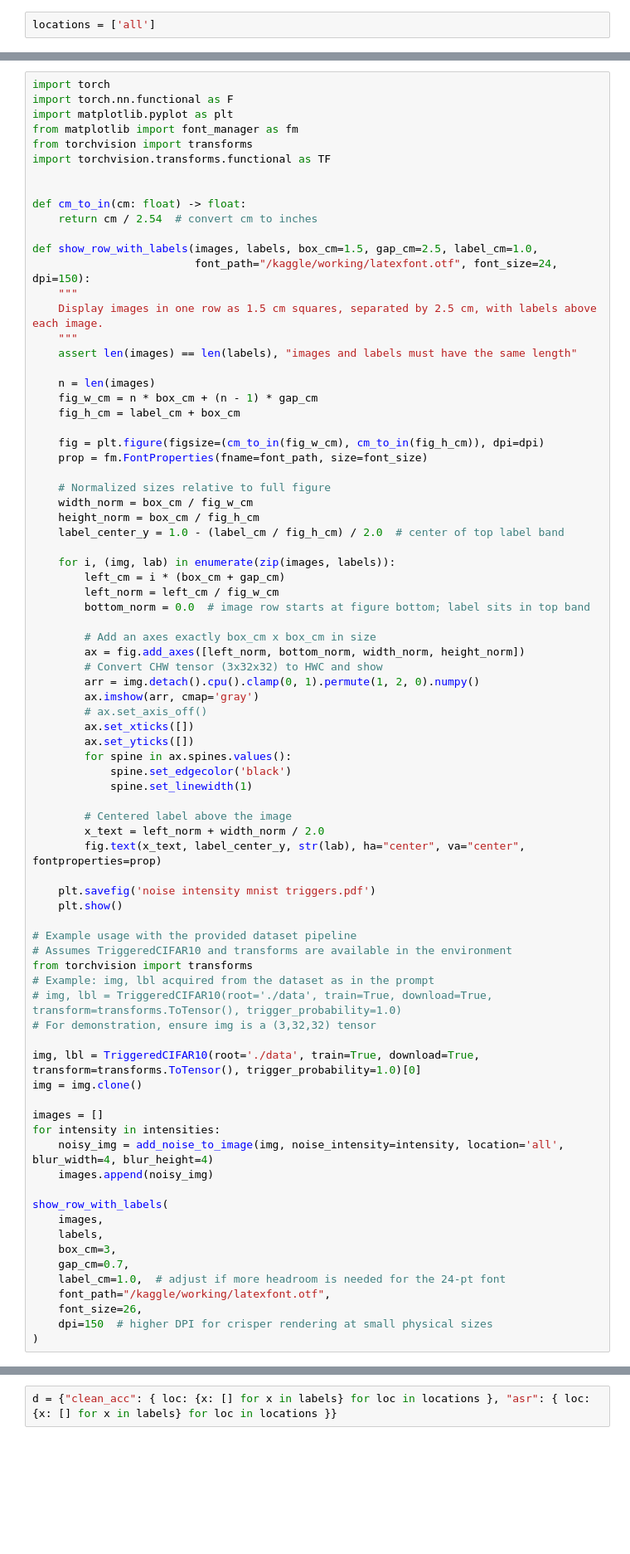
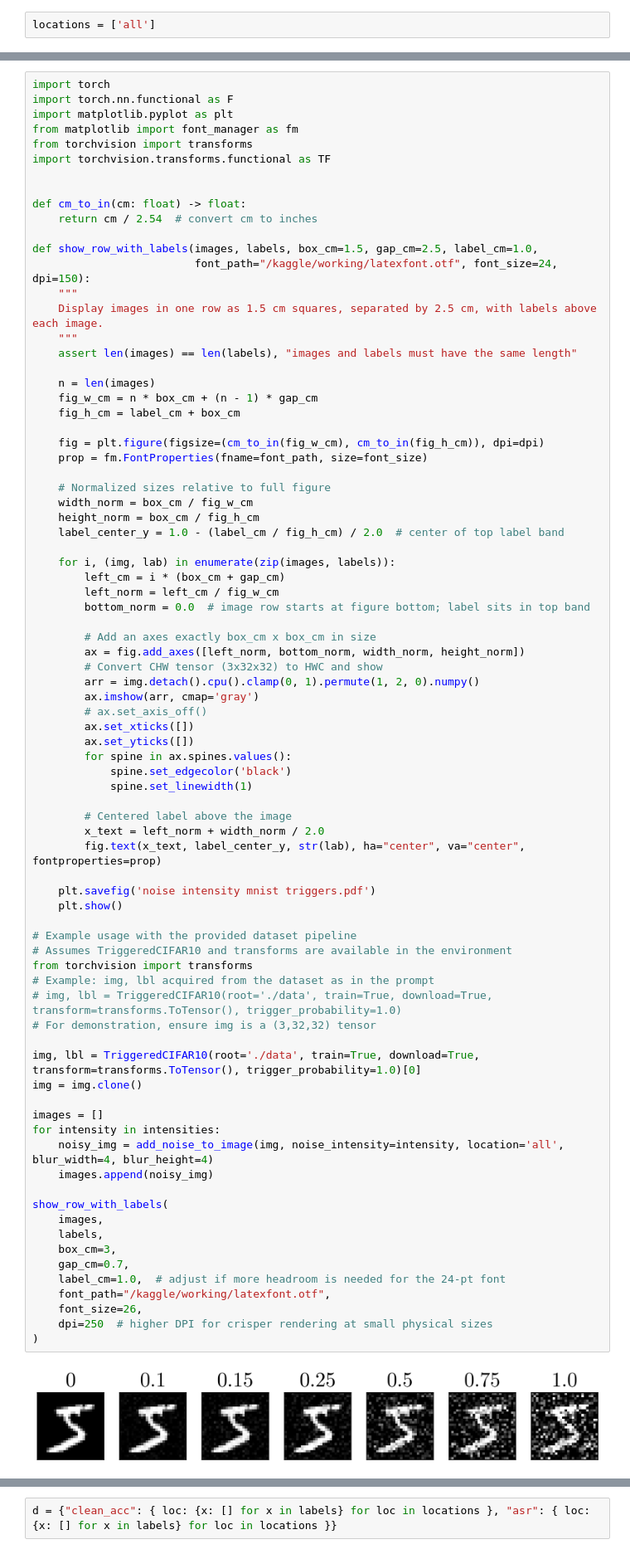
Before and after one commit to nishant-ingle/backdoors, a Jupyter notebook: noise-intensity-conv2d.ipynb, the cells around one changed output, grey strips where cells are left out. Shown at 83% size. Drawn from its saved outputs; the diff is of its cells as text; blank space fills up the shorter version.

```diff
--- a/noise-intensity-conv2d.ipynb
+++ b/noise-intensity-conv2d.ipynb
@@ -631,34 +700,36 @@ def show_row_with_labels(images, labels, box_cm=1.5, gap_cm=2.5, label_cm=1.0,
         x_text = left_norm + width_norm / 2.0
         fig.text(x_text, label_center_y, str(lab), ha="center", va="center", fontproperties=prop)
 
     plt.savefig('noise intensity mnist triggers.pdf')
     plt.show()
 
 # Example usage with the provided dataset pipeline
 # Assumes TriggeredCIFAR10 and transforms are available in the environment
 from torchvision import transforms
 # Example: img, lbl acquired from the dataset as in the prompt
 # img, lbl = TriggeredCIFAR10(root='./data', train=True, download=True, transform=transforms.ToTensor(), trigger_probability=1.0)
 # For demonstration, ensure img is a (3,32,32) tensor
 
 img, lbl = TriggeredCIFAR10(root='./data', train=True, download=True, transform=transforms.ToTensor(), trigger_probability=1.0)[0]
 img = img.clone()
 
 images = []
 for intensity in intensities:
     noisy_img = add_noise_to_image(img, noise_intensity=intensity, location='all', blur_width=4, blur_height=4)
     images.append(noisy_img)
 
 show_row_with_labels(
     images,
     labels,
     box_cm=3,
     gap_cm=0.7,
     label_cm=1.0,  # adjust if more headroom is needed for the 24-pt font
     font_path="/kaggle/working/latexfont.otf",
     font_size=26,
-    dpi=150  # higher DPI for crisper rendering at small physical sizes
+    dpi=250  # higher DPI for crisper rendering at small physical sizes
 )
+# %% [output]
+[figure, added]
 # %%
 test_dataset.trigger_probability = 1.0
 test_dataset.location = locations[0]
```
Also changed, not shown: parts of 34 cells of this notebook.
